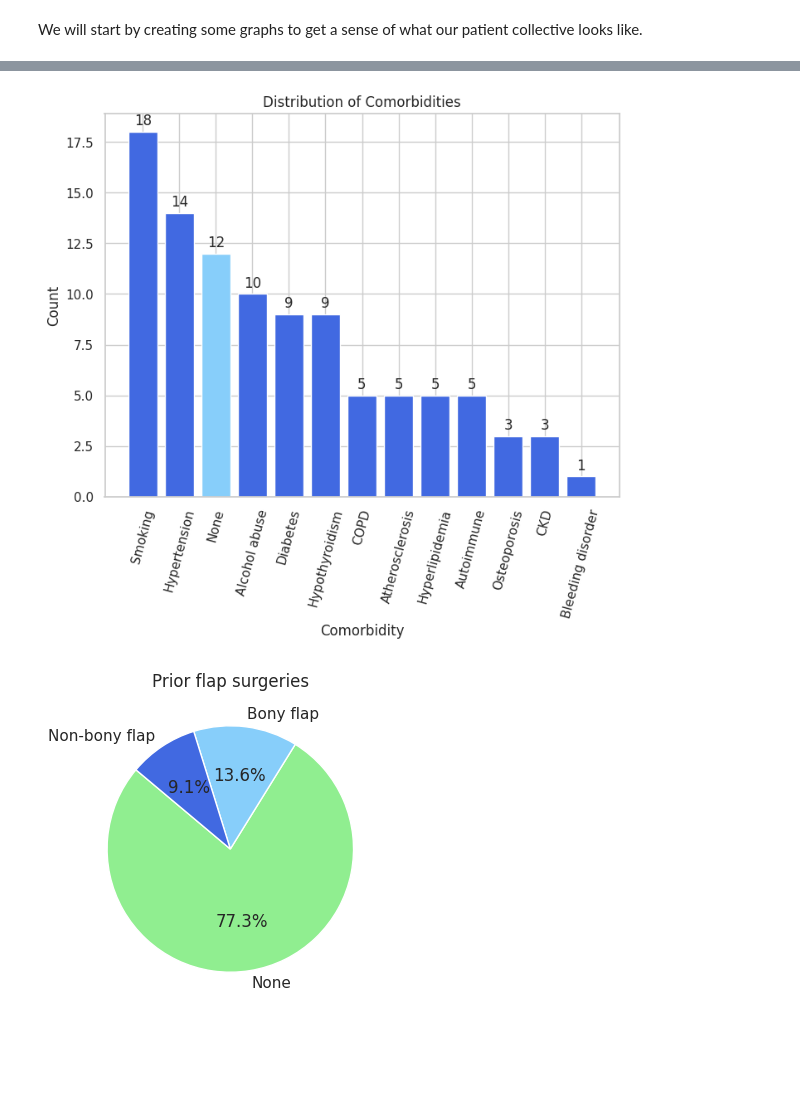
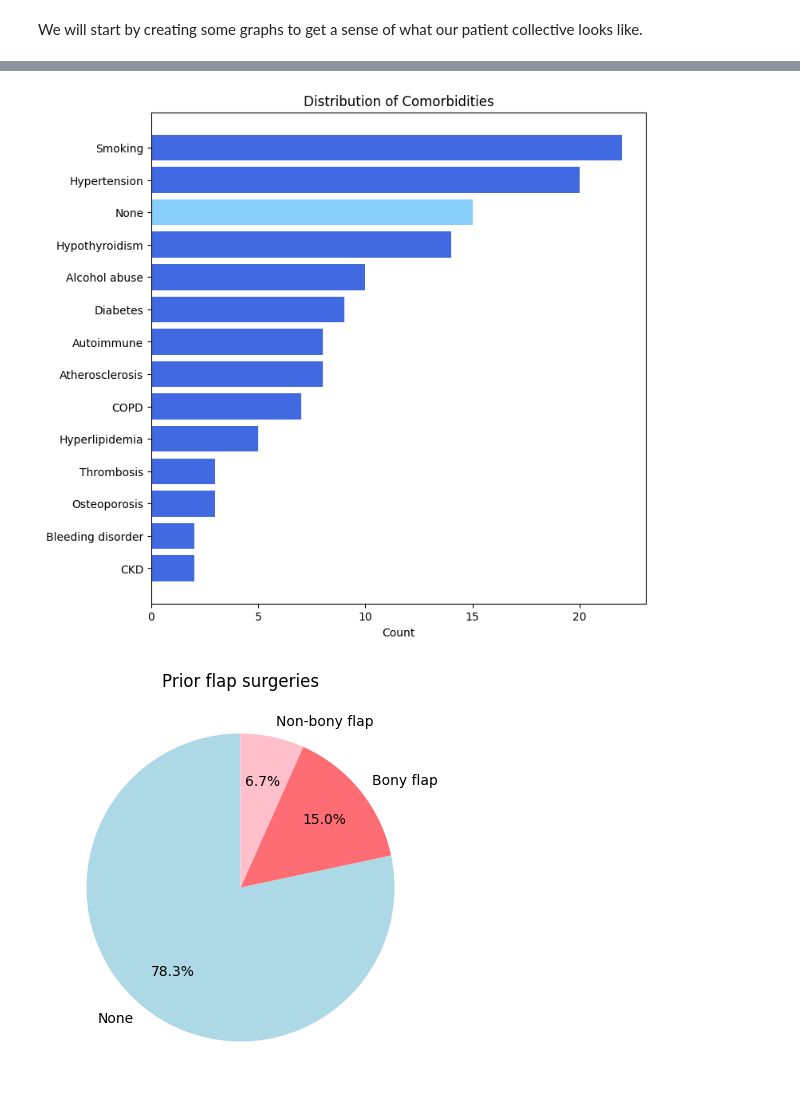
Before and after one commit to philipp-lampert/mymandible, a Jupyter notebook: data_science/02_data_exploration.ipynb, the cells around one changed output, grey strips where cells are left out. Drawn from its saved outputs; the diff is of its cells as text; code cells hidden in the pictures; blank space fills up the shorter version.

Commit message:
Add and edit plots

```diff
--- a/data_science/02_data_exploration.ipynb
+++ b/data_science/02_data_exploration.ipynb
@@ -23,6 +23,6 @@ else:
   ! git clone https://github.com/philipp-lampert/mymandible
   %cd mymandible/data_science/data
 
-df = pd.read_parquet('mymandible.parquet')
+df = pd.read_parquet('processed_data.parquet')
 # %% [output]
 /root
@@ -122,51 +179,45 @@ for column in df.columns:
     if "comorbidity___" in column:
         comorbidity_option = column.replace('comorbidity___', '')
         comorbidity_counts[comorbidity_option] = df[column].sum()
 
 comorbidity_df = pd.DataFrame(list(comorbidity_counts.items()), columns=['Comorbidity', 'Count'])
-comorbidity_df = comorbidity_df.sort_values(by='Count', ascending=False)
+comorbidity_df = comorbidity_df.sort_values(by='Count', ascending=True)
 
 labels = {
     'smoking': 'Smoking',
     'hypertension': 'Hypertension',
     'none': 'None',
     'alcohol': 'Alcohol abuse',
     'diabetes': 'Diabetes',
     'hypothyroidism': 'Hypothyroidism',
     'copd': 'COPD',
     'atherosclerosis': 'Atherosclerosis',
     'hyperlipidemia': 'Hyperlipidemia',
     'autoimmune_disease': 'Autoimmune',
     'osteoporosis': 'Osteoporosis',
+    'thrombosis': 'Thrombosis',
     'chronic_kidney_disease': 'CKD',
     'bleeding_disorder': 'Bleeding disorder'
 }
 comorbidity_df['Comorbidity'] = comorbidity_df['Comorbidity'].map(labels).fillna(comorbidity_df['Comorbidity'])
 
 colors = ['lightskyblue' if comorbidity == 'None' else 'royalblue' for comorbidity in comorbidity_df['Comorbidity']]
 
 # Create a bar chart
-plt.figure(figsize=(8, 6))
-bars = plt.bar(comorbidity_df['Comorbidity'], comorbidity_df['Count'], color=colors)
+plt.figure(figsize=(8, 8))
+bars = plt.barh(comorbidity_df['Comorbidity'], comorbidity_df['Count'], color=colors)
 plt.title('Distribution of Comorbidities')
-plt.xlabel('Comorbidity')
-plt.ylabel('Count')
-plt.xticks(rotation=75)  # Rotate x-axis labels for better visibility
-
-# Annotate each bar with its absolute number
-for bar in bars:
-    height = bar.get_height()
-    plt.annotate(f'{int(height)}', xy=(bar.get_x() + bar.get_width() / 2, height), xytext=(0, 3),
-                 textcoords='offset points', ha='center', va='bottom')
+plt.xlabel('Count')
+plt.ylabel('')
 
 plt.show()
 # %% [output]
-[figure, old version]
+[figure, new version]
 # %%
 flap_counts = df['prior_flap'].value_counts()
 
 sizes = flap_counts.values
-colors = ['lightgreen', 'lightskyblue', 'royalblue']
+colors = ['lightblue', '#fe6d73', 'pink']
 
 labels = {
     'none': 'None',
@@ -177,9 +228,9 @@ labels = {
 flap_counts = flap_counts.rename(labels)
 labels = flap_counts.index
 
-plt.figure(figsize=(4, 4))
-plt.pie(sizes, labels=labels, colors=colors, autopct='%1.1f%%', startangle=140)
+plt.figure(figsize=(5, 5))
+plt.pie(sizes, labels=labels, colors=colors, autopct='%1.1f%%', startangle=90, pctdistance=0.7)
 plt.title('Prior flap surgeries')
 plt.show()
 # %% [output]
-[figure, old version]
+[figure, new version]
```
Also changed, not shown: parts of 16 cells of this notebook.
